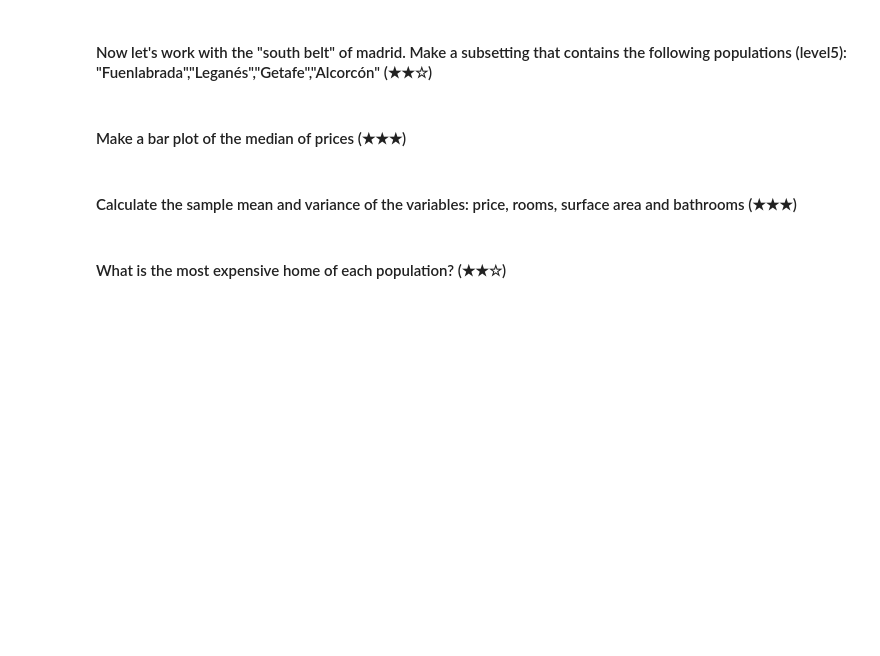
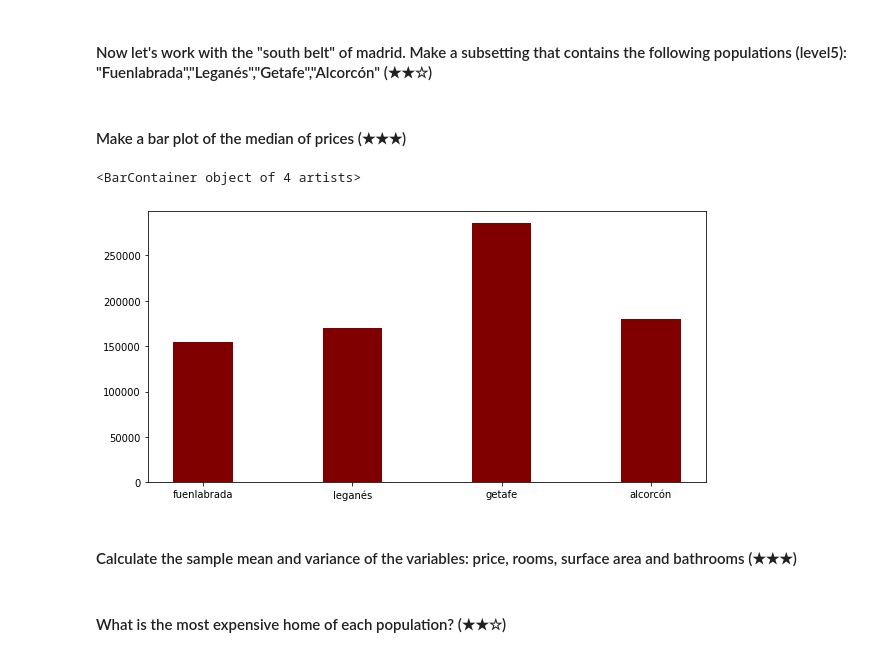
Before and after one commit to 6oncvlo/machine-learning-prework, a Jupyter notebook: 06-final_project/project.ipynb, the cells around one changed output. Cells and saved outputs as stored; diff of their text form; code cells hidden in the pictures; blank space fills up the shorter version.

```diff
--- a/06-final_project/project.ipynb
+++ b/06-final_project/project.ipynb
@@ -111,8 +113,22 @@ plt.hist(l)
 fuen=a[a['level5']=='Fuenlabrada']
 lega=a[a['level5']=='Leganés']
 geta=a[a['level5']=='Getafe']
-Alco=a[a['level5']=='Alcorcón']
+alco=a[a['level5']=='Alcorcón']
 # %% [markdown]
 #### Make a bar plot of the median of prices (★★★)
+# %%
+mpfuen=np.median(fuen['price'])
+mplega=np.median(lega['price'])
+mpgeta=np.median(geta['price'])
+mpalco=np.median(alco['price'])
+x=['fuenlabrada','leganés','getafe','alcorcón']
+y=[mpfuen,mplega,mpgeta,mpalco]
+
+fig = plt.figure(figsize = (10, 5))
+plt.bar(x, y, color ='maroon',
+        width = 0.4)
+# %% [output]
+<BarContainer object of 4 artists>
+[figure, added]
 # %% [markdown]
 #### Calculate the sample mean and variance of the variables: price, rooms, surface area and bathrooms (★★★)
```
Also changed, not shown: parts of 9 cells of this notebook.
